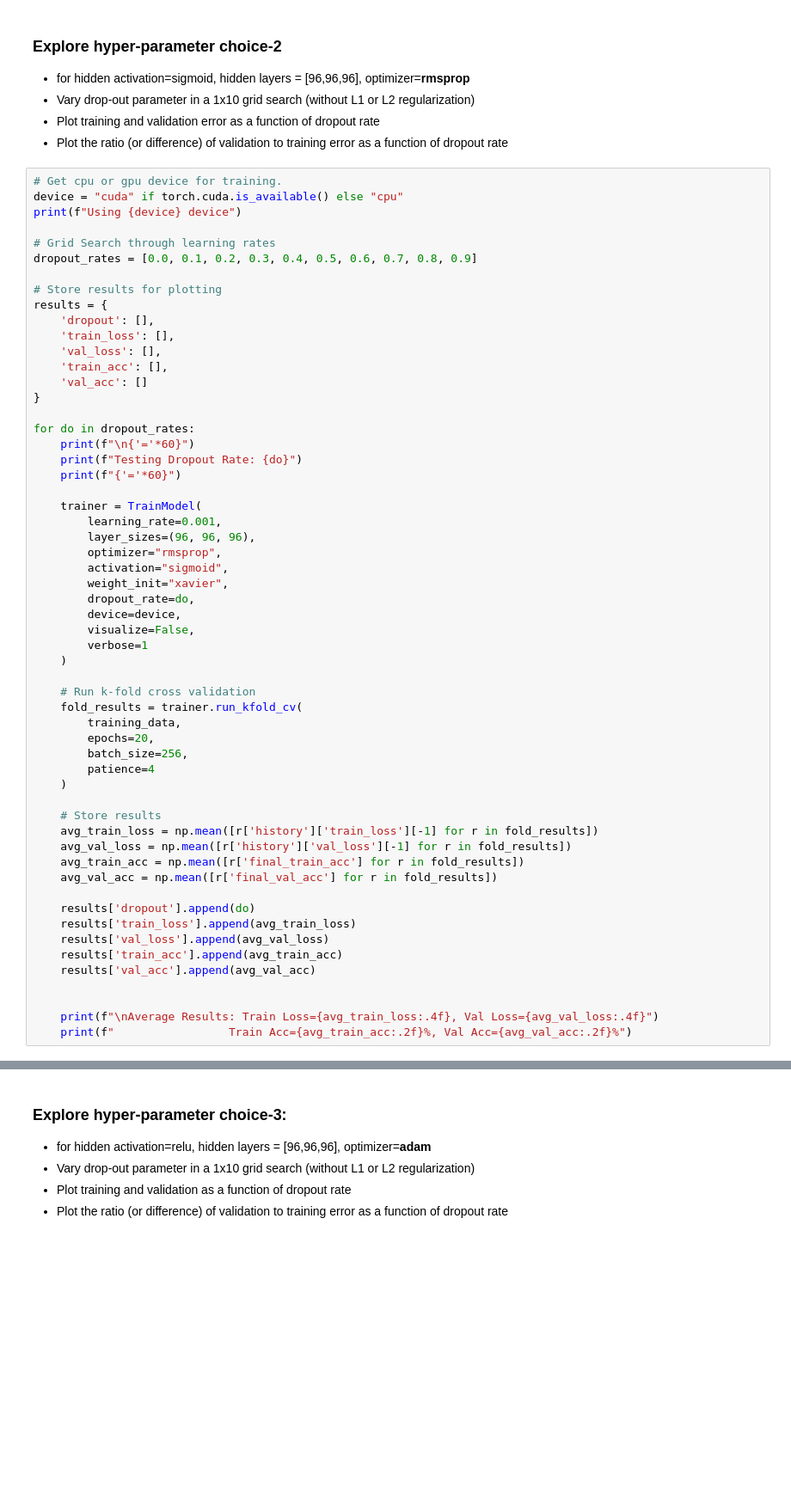
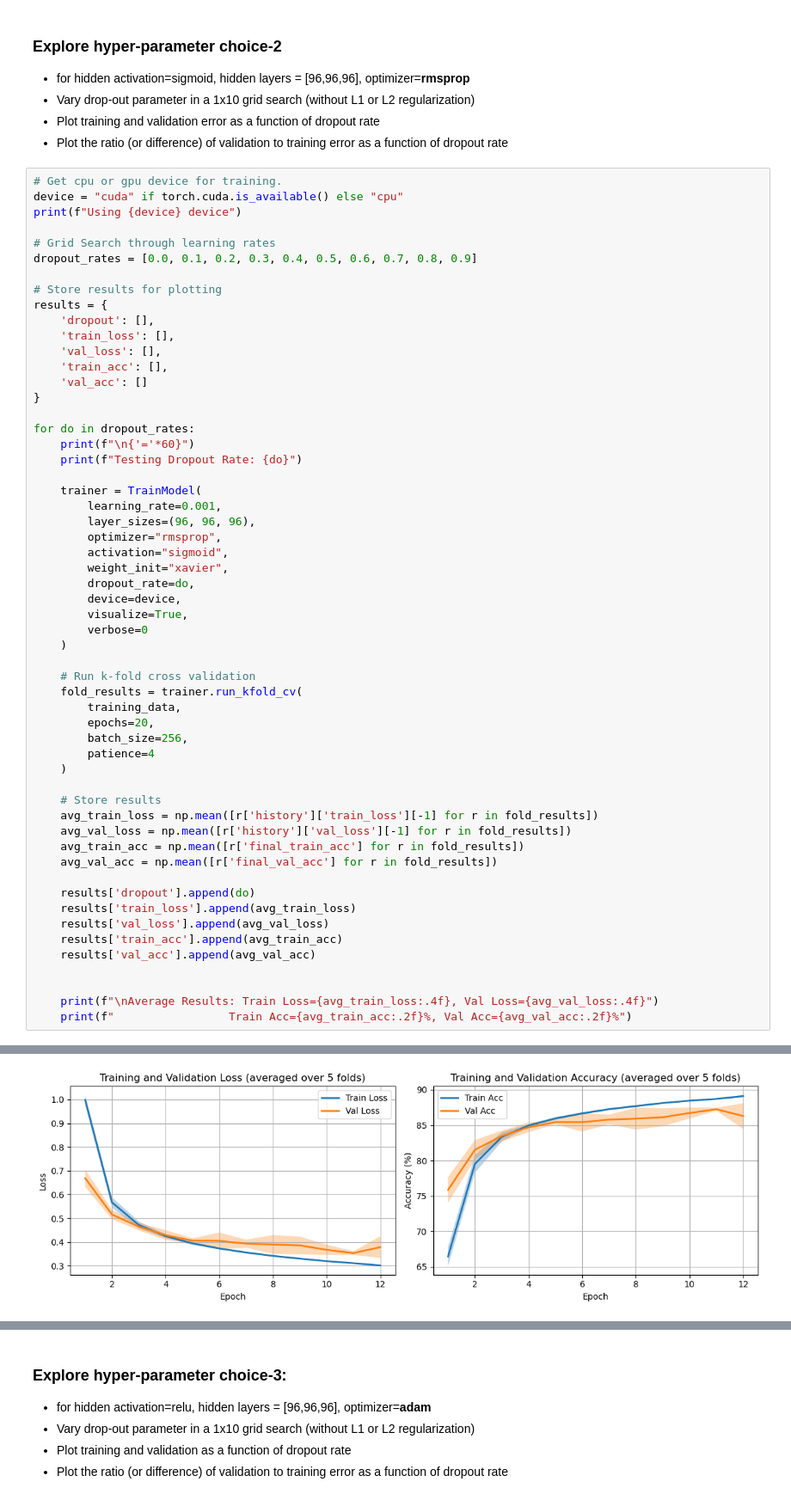
Before and after one commit to arigelbard/dsan6600-HW2, a Jupyter notebook: HW-02.ipynb, the cells around one changed output, grey strips where cells are left out. Shown at 86% size. Drawn from its saved outputs; the diff is of its cells as text; blank space fills up the shorter version.

```diff
--- a/HW-02.ipynb
+++ b/HW-02.ipynb
@@ -963,7 +1070,6 @@ results = {
 for do in dropout_rates:
     print(f"\n{'='*60}")
     print(f"Testing Dropout Rate: {do}")
-    print(f"{'='*60}")
 
     trainer = TrainModel(
         learning_rate=0.001,
@@ -973,8 +1079,8 @@ for do in dropout_rates:
         weight_init="xavier",
         dropout_rate=do,
         device=device,
-        visualize=False,
-        verbose=1
+        visualize=True,
+        verbose=0
     )
 
     # Run k-fold cross validation
@@ -1000,3 +1106,4 @@ for do in dropout_rates:
 
     print(f"\nAverage Results: Train Loss={avg_train_loss:.4f}, Val Loss={avg_val_loss:.4f}")
     print(f"                 Train Acc={avg_train_acc:.2f}%, Val Acc={avg_val_acc:.2f}%")
+# %% [output]
@@ -1002,0 +1114 @@ for do in dropout_rates:
+[figure, added]
```
Also changed, not shown: parts of 9 cells of this notebook, 5 other files.
